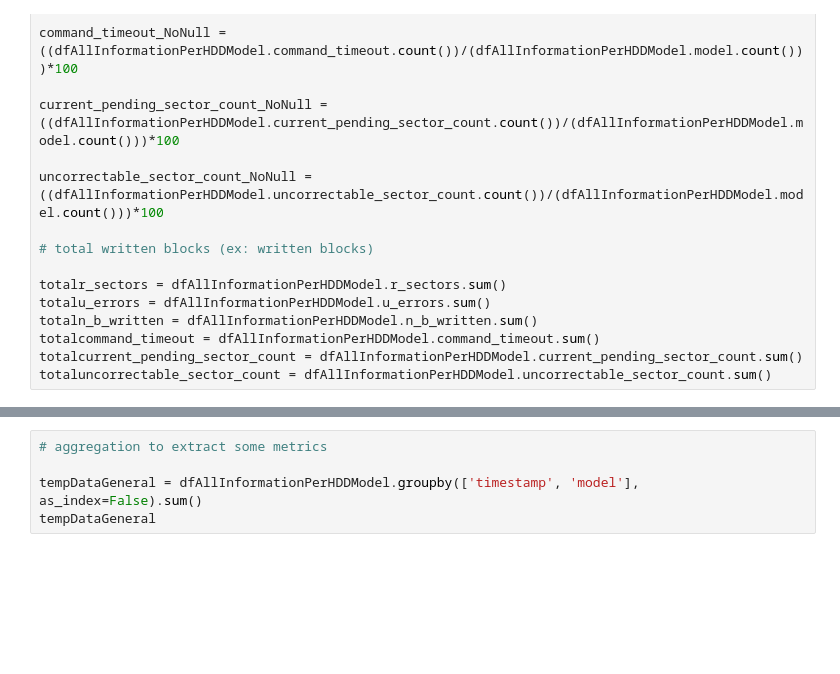
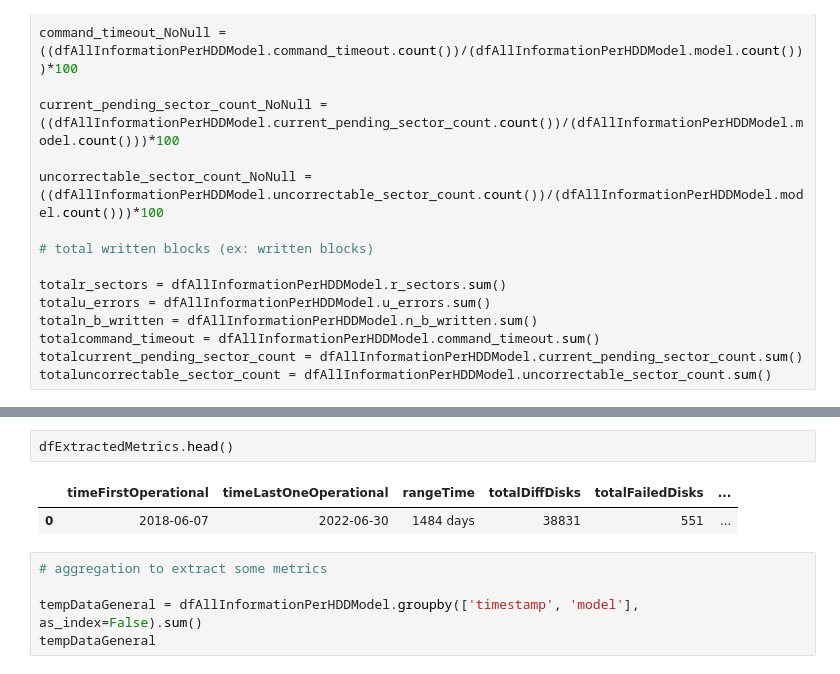
Before and after one commit to EricBorba/StorageFailurePredictor, a Jupyter notebook: QueriesHDDBackBlaze.ipynb, the cells around one changed output, grey strips where cells are left out. Cells and saved outputs as stored; diff of their text form; blank space fills up the shorter version.

```diff
--- a/QueriesHDDBackBlaze.ipynb
+++ b/QueriesHDDBackBlaze.ipynb
@@ -157,3 +152,8 @@ print(timeFirstOperational, timeLastOneOperational, rangeTime, totalDiffDisks, t
+# %%
+dfExtractedMetrics.head()
+# %% [output]
+|  | timeFirstOperational | timeLastOneOperational | rangeTime | totalDiffDisks | totalFailedDisks | ... |
+| 0 | 2018-06-07 | 2022-06-30 | 1484 days | 38831 | 551 | ... |
 # %%
 # aggregation to extract some metrics
 
```
Also changed, not shown: parts of 5 cells of this notebook.
